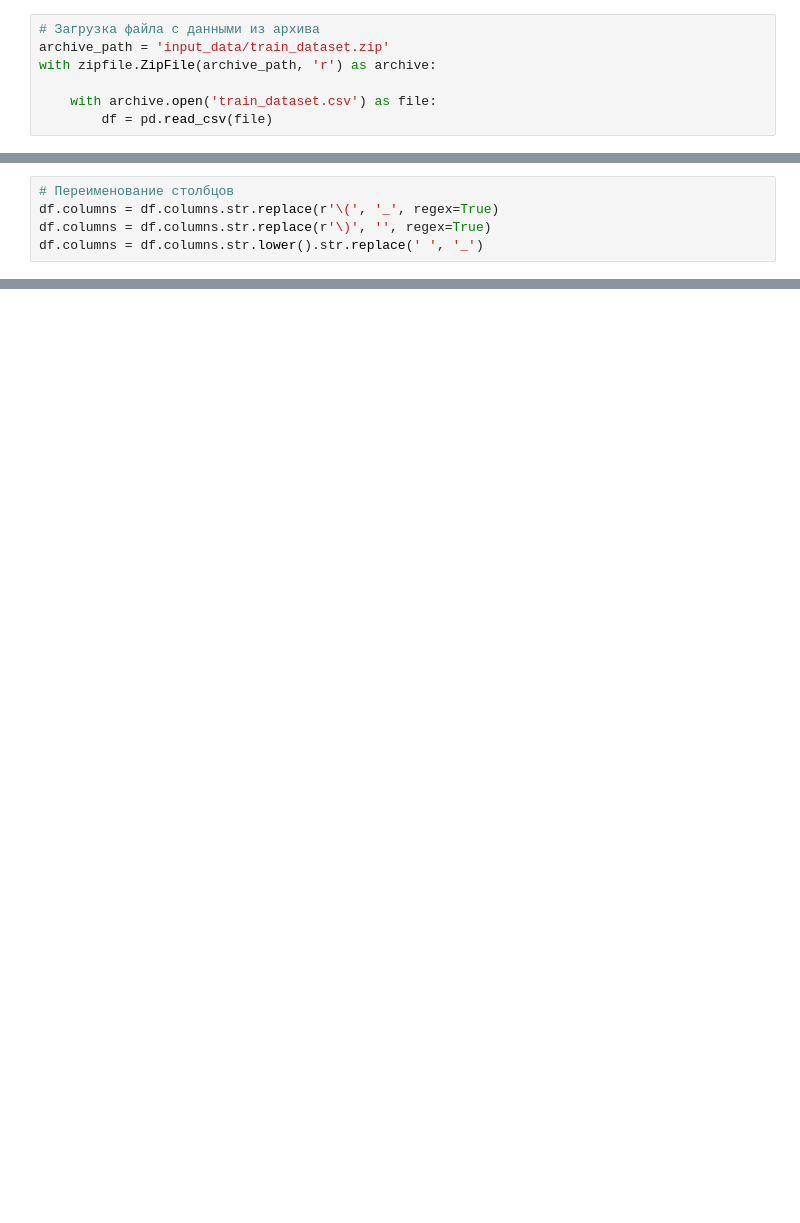
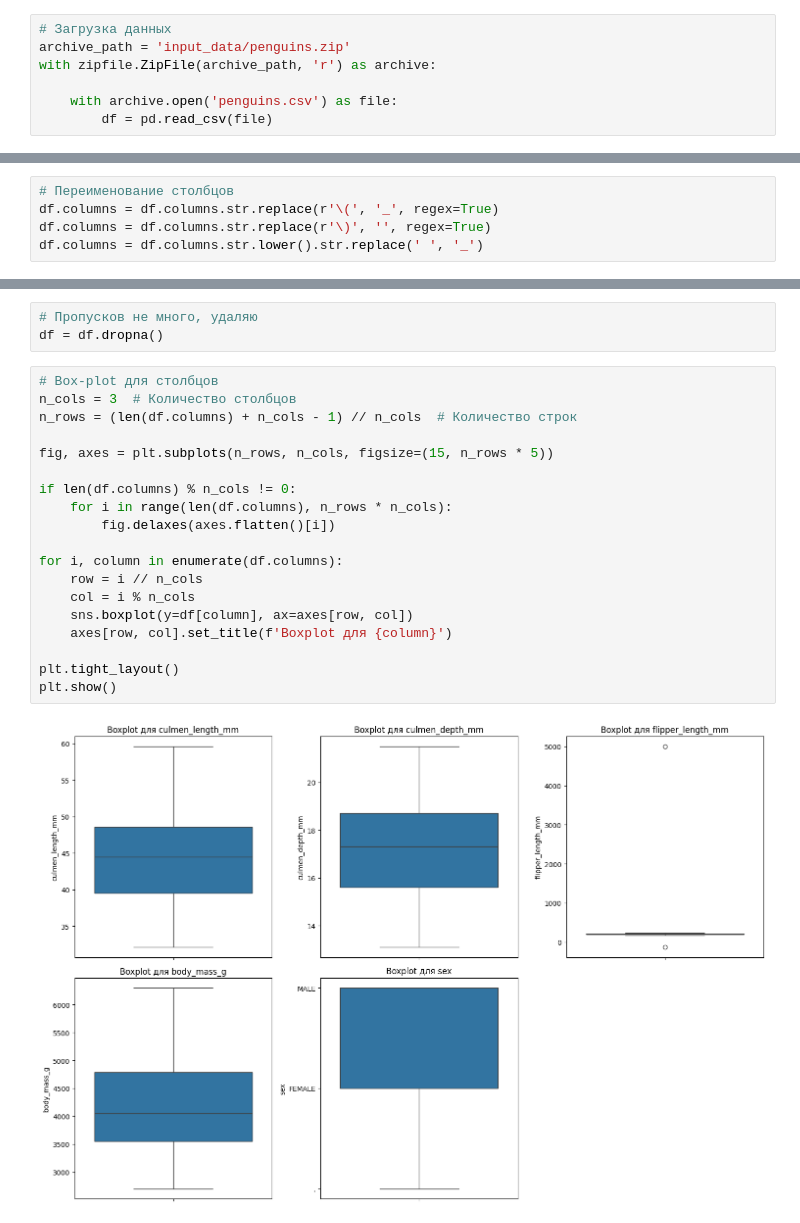
Before and after one commit to aquarapax/ML_PSA, a Jupyter notebook: psa.ipynb, the cells around one changed output, grey strips where cells are left out. Cells and saved outputs as stored; diff of their text form; blank space fills up the shorter version.

Commit message:
Загрузка дз

```diff
--- a/psa.ipynb
+++ b/psa.ipynb
@@ -28,8 +21,8 @@ from eda_tools import get_all_outliers, get_boxplot, get_eda, get_cat_eda, get_c
 # %%
-# Загрузка файла с данными из архива
-archive_path = 'input_data/train_dataset.zip'
+# Загрузка данных
+archive_path = 'input_data/penguins.zip'
 with zipfile.ZipFile(archive_path, 'r') as archive:
 
-    with archive.open('train_dataset.csv') as file:
+    with archive.open('penguins.csv') as file:
         df = pd.read_csv(file)
 # %% [markdown]
@@ -274,0 +81,24 @@ plt.show()
+# %%
+# Пропусков не много, удаляю
+df = df.dropna()
+# %%
+# Box-plot для столбцов
+n_cols = 3  # Количество столбцов
+n_rows = (len(df.columns) + n_cols - 1) // n_cols  # Количество строк
+
+fig, axes = plt.subplots(n_rows, n_cols, figsize=(15, n_rows * 5))
+
+if len(df.columns) % n_cols != 0:
+    for i in range(len(df.columns), n_rows * n_cols):
+        fig.delaxes(axes.flatten()[i])
+
+for i, column in enumerate(df.columns):
+    row = i // n_cols
+    col = i % n_cols
+    sns.boxplot(y=df[column], ax=axes[row, col])
+    axes[row, col].set_title(f'Boxplot для {column}')
+
+plt.tight_layout()
+plt.show()
+# %% [output]
+[figure, added]
```
Also changed, not shown: parts of 51 cells of this notebook, 3 other files.
